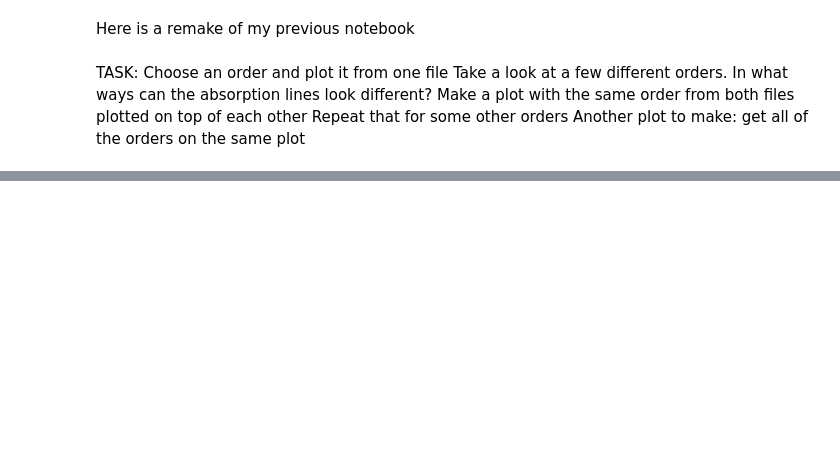
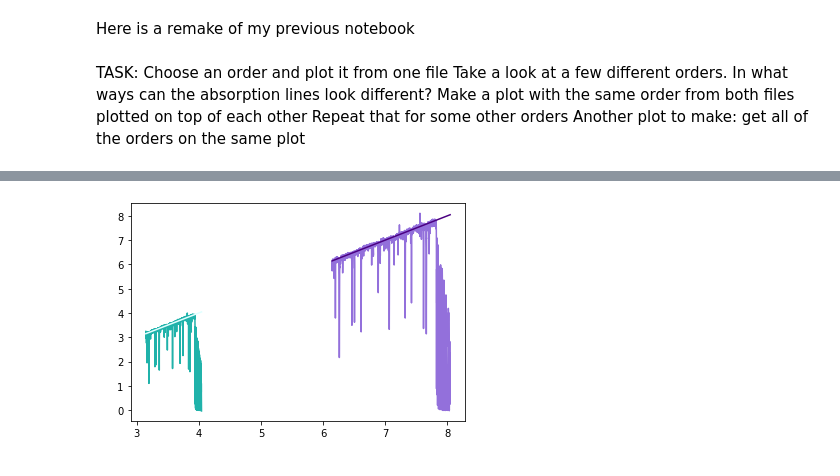
Before and after one commit to lianysfeliciano/RV_Exoplanets_REU, a Jupyter notebook: Lianys_Notebook/Express Plot 2.ipynb, the cells around one changed output, grey strips where cells are left out. Saved outputs shown, nothing was run; the diff lists cells and outputs as text; code cells hidden in the pictures; blank space fills up the shorter version.

```diff
--- a/Lianys_Notebook/Express Plot 2.ipynb
+++ b/Lianys_Notebook/Express Plot 2.ipynb
@@ -22,0 +117,7 @@ IndentationError: unexpected indent (1392527008.py, line 2)
+# %%
+#Opening the second data set and getting the info
+path1110='//Users//lianysfeliciano//Summer Research 2022//Raw_Data//26965_201127.1110.fits'
+obv1110=fits.open(path1110)
+obv1110.info()
+tab1110=Table.read(path1110)
+tab1110.info()
@@ -22,0 +151,18 @@ IndentationError: unexpected indent (1392527008.py, line 2)
+# %%
+s1080=tab1080['spectrum'][79]
+c1080=tab1080["continuum"][79]
+s1110=tab1110['spectrum'][79]
+c1110=tab1110['continuum'][79]
+
+plt.plot(c1080,s1080,color='mediumpurple')
+plt.plot(c1080,c1080,color='indigo')
+plt.plot(c1110,s1110,color='lightseagreen')
+plt.plot(c1110,c1110,color='lightcyan')
+
+plt.xlabel('Continuum',color='white')
+plt.ylabel('Spectrum',color='white')
+plt.xlim()
+plt.ylim()
+plt.show()
+# %% [output]
+[figure, added]
```
Also changed, not shown: parts of 17 cells of this notebook, 4 other files.
